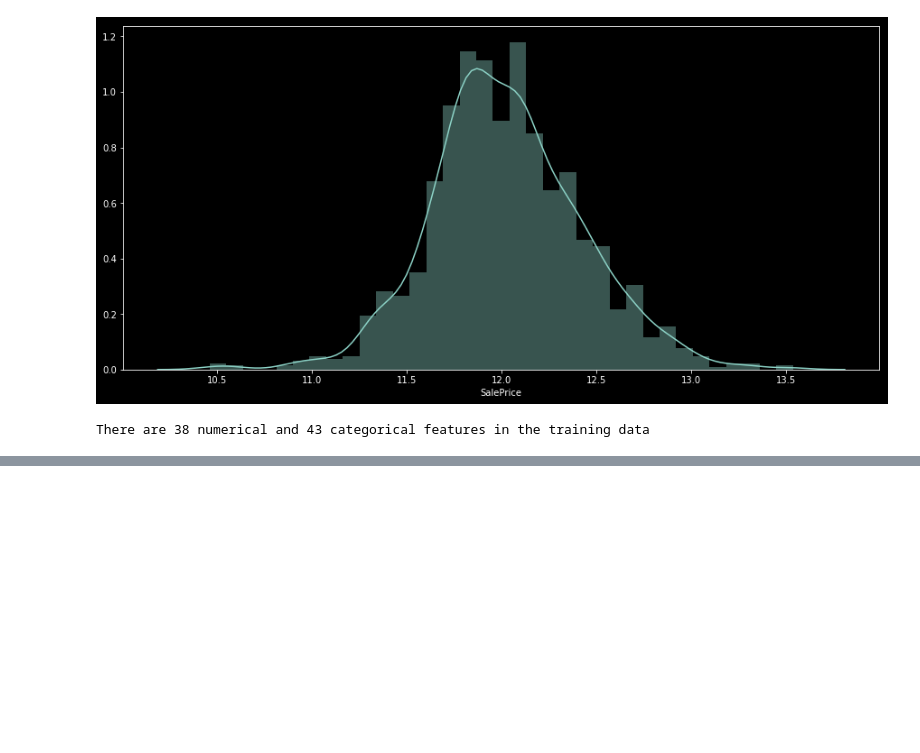
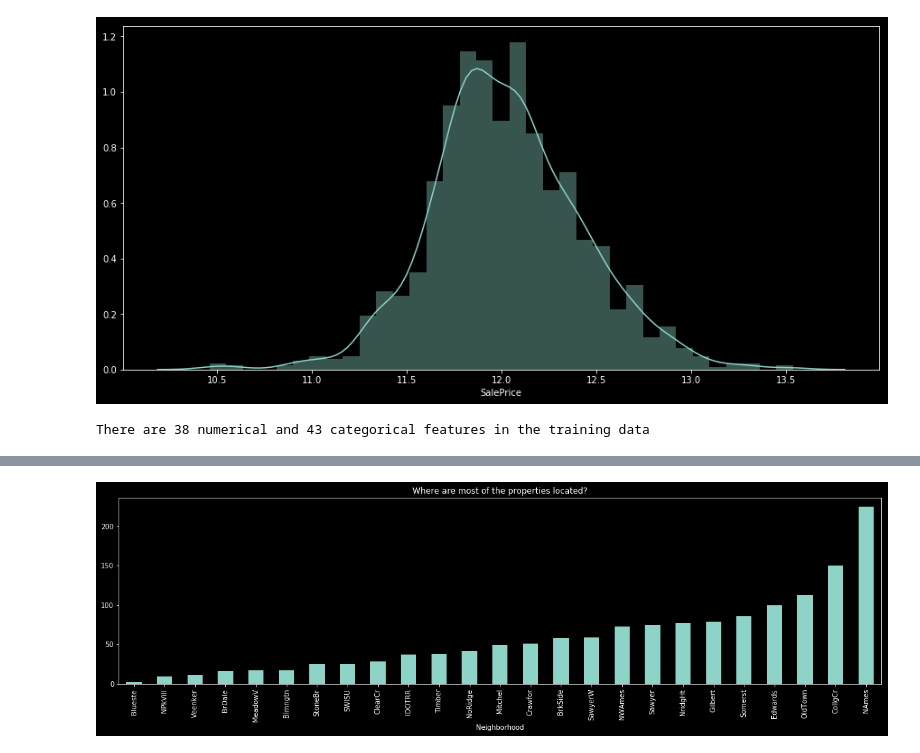
Before and after one commit to JPLAVALLEY/kaggle, a Jupyter notebook: House_Prices_Model_Development.ipynb, the cells around one changed output, grey strips where cells are left out. Drawn from its saved outputs; the diff is of its cells as text; code cells hidden in the pictures; blank space fills up the shorter version.

```diff
--- a/House_Prices_Model_Development.ipynb
+++ b/House_Prices_Model_Development.ipynb
@@ -118,0 +174,10 @@ There are 38 numerical and 43 categorical features in the training data
+# %%
+# Where are the properties located?
+
+df_train.groupby('Neighborhood').Id.count(). \
+    sort_values().\
+    plot(kind='bar', figsize=(20,5))
+plt.title('Where are most of the properties located?')
+plt.show()
+# %% [output]
+[figure, added]
```
Also changed, not shown: parts of 9 cells of this notebook.
